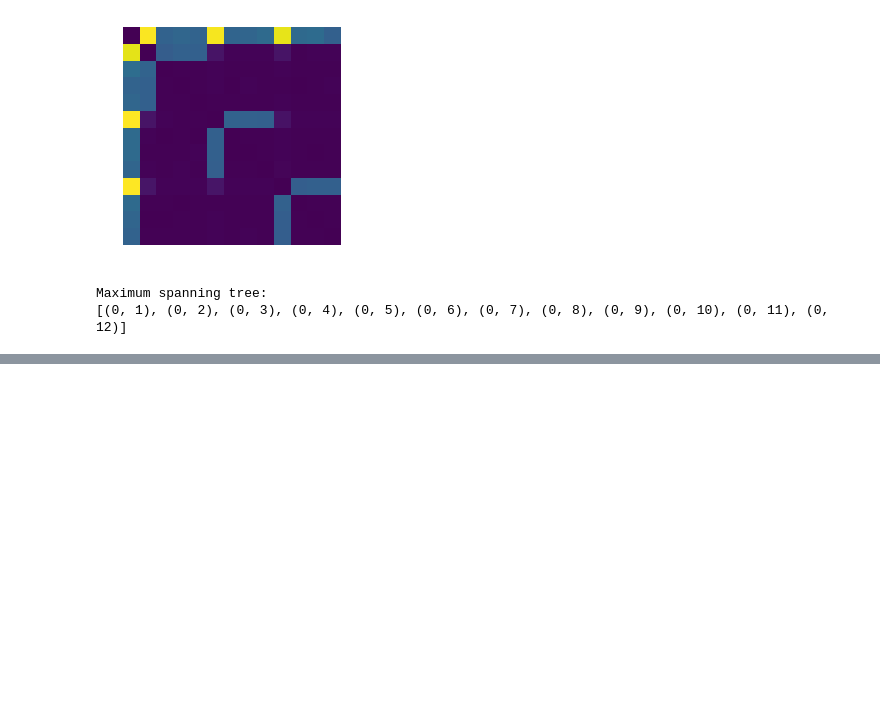
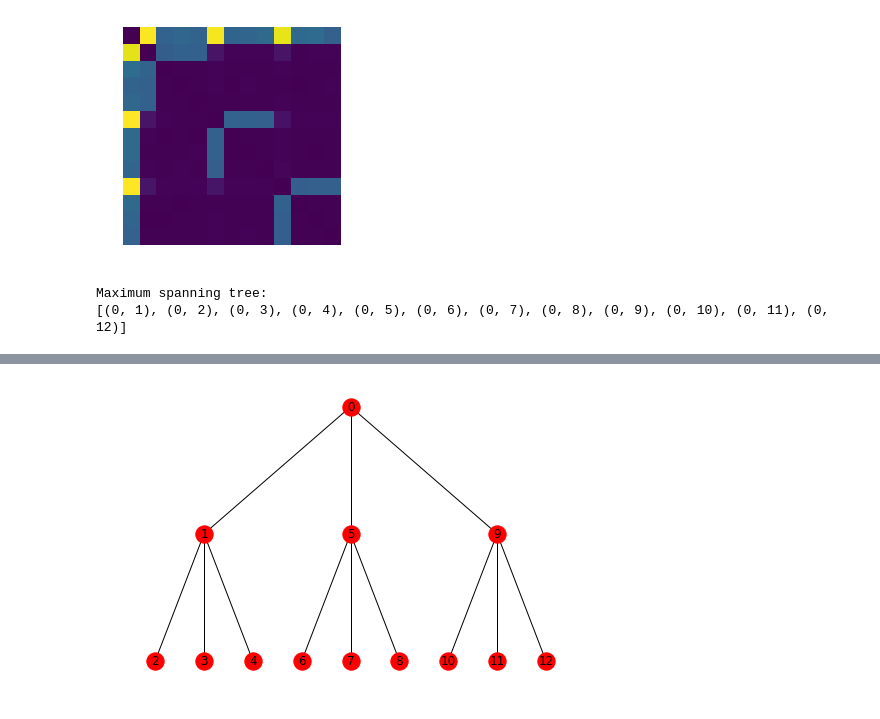
Before and after one commit to aleveren/ucsd-research, a Jupyter notebook: simple-hier-topic-model/topic_cooccurrence.ipynb, the cells around one changed output, grey strips where cells are left out. Saved outputs shown, nothing was run; the diff lists cells and outputs as text; code cells hidden in the pictures; blank space fills up the shorter version.

```diff
--- a/simple-hier-topic-model/topic_cooccurrence.ipynb
+++ b/simple-hier-topic-model/topic_cooccurrence.ipynb
@@ -115,0 +154,4 @@ ax.axis('equal');
+# %%
+nx.draw(desired_tree, pos=tree_layout(desired_tree, source=0), with_labels=True)
+# %% [output]
+[figure, added]
```
Also changed, not shown: parts of 4 cells of this notebook.
